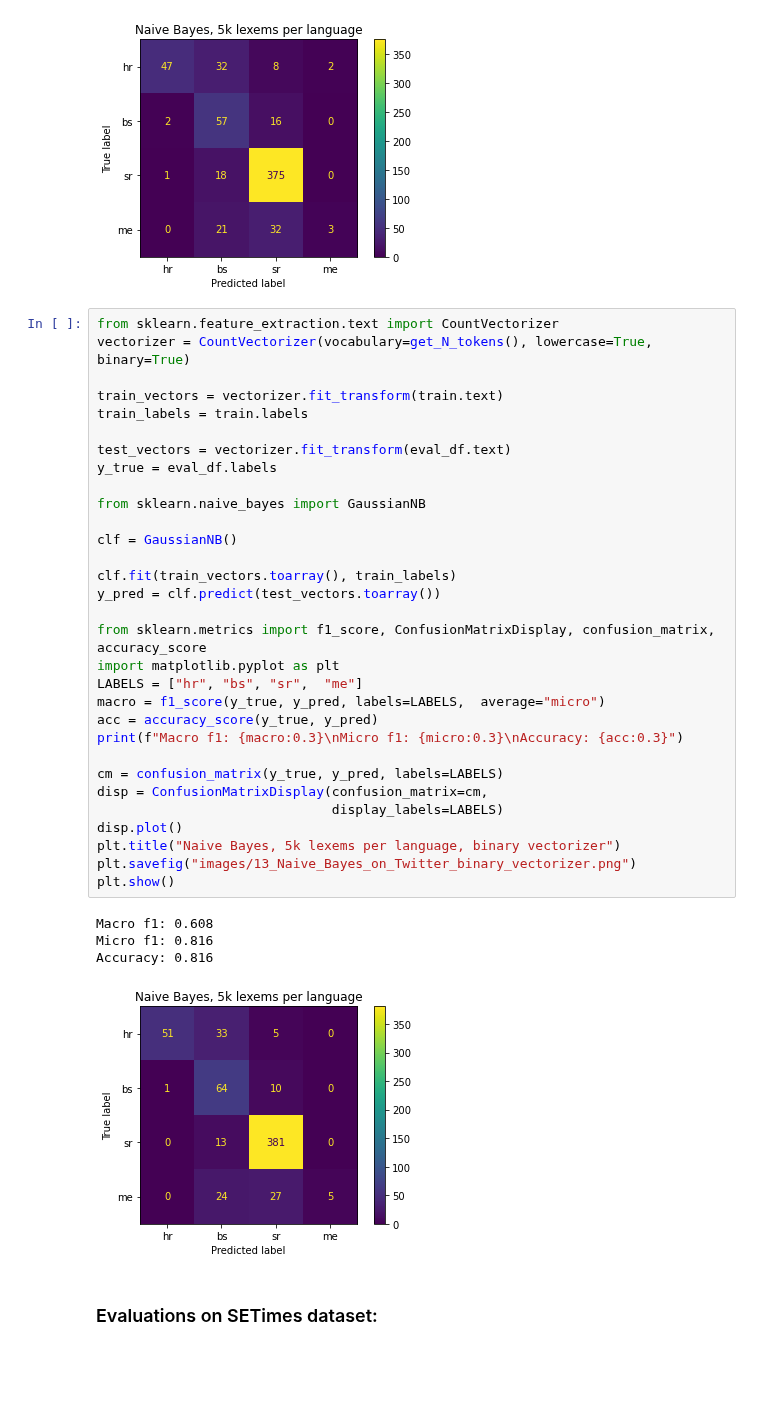
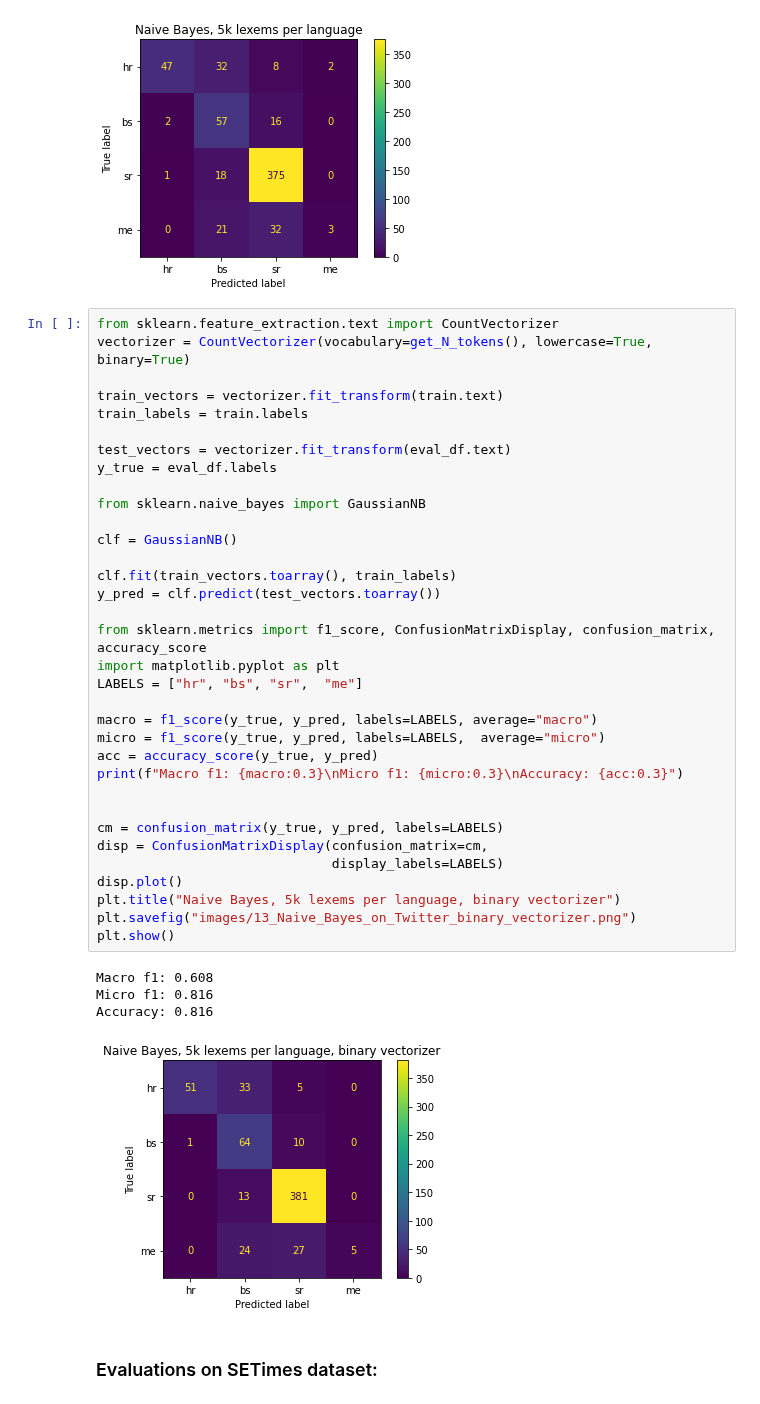
Before and after one commit to 5roop/task4, a Jupyter notebook: 13_dictionary_generation.ipynb, the cells around one changed output. Cells and saved outputs as stored; diff of their text form; blank space fills up the shorter version.

```diff
--- a/13_dictionary_generation.ipynb
+++ b/13_dictionary_generation.ipynb
@@ -167,35 +167,38 @@ vectorizer = CountVectorizer(vocabulary=get_N_tokens(), lowercase=True, binary=T
 train_vectors = vectorizer.fit_transform(train.text)
 train_labels = train.labels
 
 test_vectors = vectorizer.fit_transform(eval_df.text)
 y_true = eval_df.labels
 
 from sklearn.naive_bayes import GaussianNB
 
 clf = GaussianNB()
 
 clf.fit(train_vectors.toarray(), train_labels)
 y_pred = clf.predict(test_vectors.toarray())
 
 from sklearn.metrics import f1_score, ConfusionMatrixDisplay, confusion_matrix, accuracy_score
 import matplotlib.pyplot as plt
 LABELS = ["hr", "bs", "sr",  "me"]
-macro = f1_score(y_true, y_pred, labels=LABELS,  average="micro")
+
+macro = f1_score(y_true, y_pred, labels=LABELS, average="macro")
+micro = f1_score(y_true, y_pred, labels=LABELS,  average="micro")
 acc = accuracy_score(y_true, y_pred)
 print(f"Macro f1: {macro:0.3}\nMicro f1: {micro:0.3}\nAccuracy: {acc:0.3}")
+
 
 cm = confusion_matrix(y_true, y_pred, labels=LABELS)
 disp = ConfusionMatrixDisplay(confusion_matrix=cm,
                               display_labels=LABELS)
 disp.plot()
 plt.title("Naive Bayes, 5k lexems per language, binary vectorizer")
 plt.savefig("images/13_Naive_Bayes_on_Twitter_binary_vectorizer.png")
 plt.show()
 # %% [output]
 Macro f1: 0.608
 Micro f1: 0.816
 Accuracy: 0.816
-[figure, old version]
+[figure, new version]
 # %% [markdown]
 ### Evaluations on SETimes dataset:
 # %%
```
Also changed, not shown: parts of 3 cells of this notebook, 2 other files.
